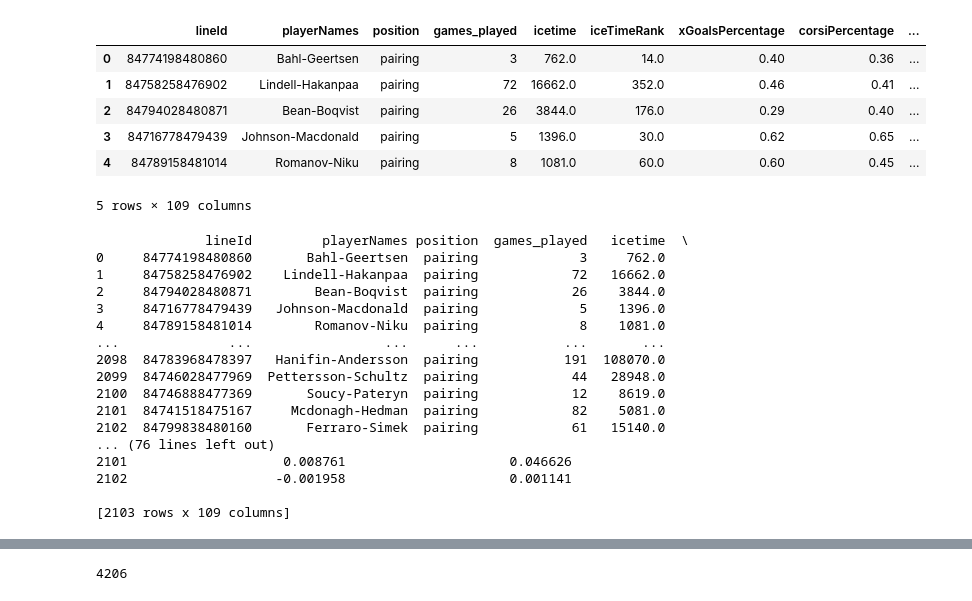
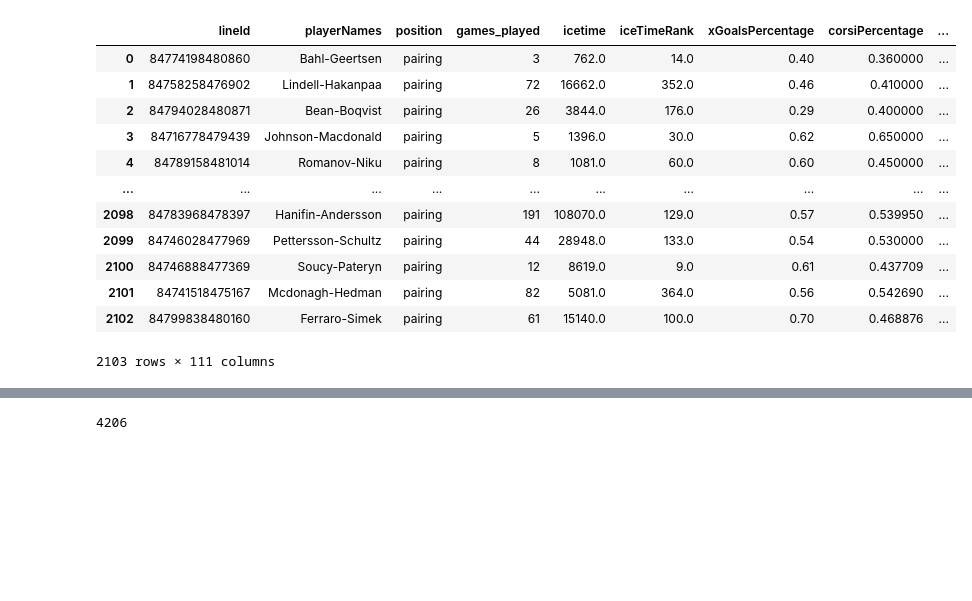
Before and after one commit to emmettcollings/nhl-linemate-network, a Jupyter notebook: Codes/weightedNetworkVisualization.ipynb, the cells around one changed output, grey strips where cells are left out. Cells and saved outputs as stored; diff of their text form; code cells hidden in the pictures; blank space fills up the shorter version.

```diff
--- a/Codes/weightedNetworkVisualization.ipynb
+++ b/Codes/weightedNetworkVisualization.ipynb
@@ -8,39 +8,18 @@ import pandas as pd
 # %%
 # Data representation
 df = pd.read_csv("../data/aggregate_pairings_corsi.csv")
 df
-df.head()
 # %% [output]
 |  | lineId | playerNames | position | games_played | icetime | iceTimeRank | xGoalsPercentage | corsiPercentage | ... |
-| 0 | 84774198480860 | Bahl-Geertsen | pairing | 3 | 762.0 | 14.0 | 0.40 | 0.36 | ... |
-| 1 | 84758258476902 | Lindell-Hakanpaa | pairing | 72 | 16662.0 | 352.0 | 0.46 | 0.41 | ... |
-| 2 | 84794028480871 | Bean-Boqvist | pairing | 26 | 3844.0 | 176.0 | 0.29 | 0.40 | ... |
-| 3 | 84716778479439 | Johnson-Macdonald | pairing | 5 | 1396.0 | 30.0 | 0.62 | 0.65 | ... |
-| 4 | 84789158481014 | Romanov-Niku | pairing | 8 | 1081.0 | 60.0 | 0.60 | 0.45 | ... |
+| 0 | 84774198480860 | Bahl-Geertsen | pairing | 3 | 762.0 | 14.0 | 0.40 | 0.360000 | ... |
+| 1 | 84758258476902 | Lindell-Hakanpaa | pairing | 72 | 16662.0 | 352.0 | 0.46 | 0.410000 | ... |
+| 2 | 84794028480871 | Bean-Boqvist | pairing | 26 | 3844.0 | 176.0 | 0.29 | 0.400000 | ... |
+| 3 | 84716778479439 | Johnson-Macdonald | pairing | 5 | 1396.0 | 30.0 | 0.62 | 0.650000 | ... |
+| 4 | 84789158481014 | Romanov-Niku | pairing | 8 | 1081.0 | 60.0 | 0.60 | 0.450000 | ... |
+| ... | ... | ... | ... | ... | ... | ... | ... | ... | ... |
+| 2098 | 84783968478397 | Hanifin-Andersson | pairing | 191 | 108070.0 | 129.0 | 0.57 | 0.539950 | ... |
+| 2099 | 84746028477969 | Pettersson-Schultz | pairing | 44 | 28948.0 | 133.0 | 0.54 | 0.530000 | ... |
+| 2100 | 84746888477369 | Soucy-Pateryn | pairing | 12 | 8619.0 | 9.0 | 0.61 | 0.437709 | ... |
+| 2101 | 84741518475167 | Mcdonagh-Hedman | pairing | 82 | 5081.0 | 364.0 | 0.56 | 0.542690 | ... |
+| 2102 | 84799838480160 | Ferraro-Simek | pairing | 61 | 15140.0 | 100.0 | 0.70 | 0.468876 | ... |
-5 rows × 109 columns
+2103 rows × 111 columns
-# %%
-df1 = df
-col_list = list(df1)
-col_list[-1], col_list[-2] = col_list[-2], col_list[-1]
-col_list[-4], col_list[-5] = col_list[-5], col_list[-4]
-
-df1.rename(columns={'playerId1':'playerId2', 'corsi_influence_on_player2':'corsi_influence_on_player1'})
-full_df = pd.concat([df,df1])
-# %% [output]
-              lineId         playerNames position  games_played   icetime  \
-0     84774198480860       Bahl-Geertsen  pairing             3     762.0
-1     84758258476902    Lindell-Hakanpaa  pairing            72   16662.0
-2     84794028480871        Bean-Boqvist  pairing            26    3844.0
-3     84716778479439   Johnson-Macdonald  pairing             5    1396.0
-4     84789158481014        Romanov-Niku  pairing             8    1081.0
-...              ...                 ...      ...           ...       ...
-2098  84783968478397   Hanifin-Andersson  pairing           191  108070.0
-2099  84746028477969  Pettersson-Schultz  pairing            44   28948.0
-2100  84746888477369       Soucy-Pateryn  pairing            12    8619.0
-2101  84741518475167     Mcdonagh-Hedman  pairing            82    5081.0
-2102  84799838480160       Ferraro-Simek  pairing            61   15140.0
-... (76 lines left out)
-2101                    0.008761                     0.046626
-2102                   -0.001958                     0.001141
-
-[2103 rows x 109 columns]
```
Also changed, not shown: parts of 9 cells of this notebook, 9 other files.
